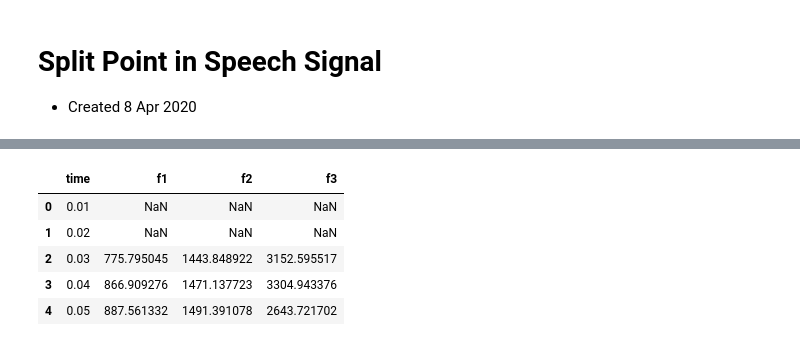
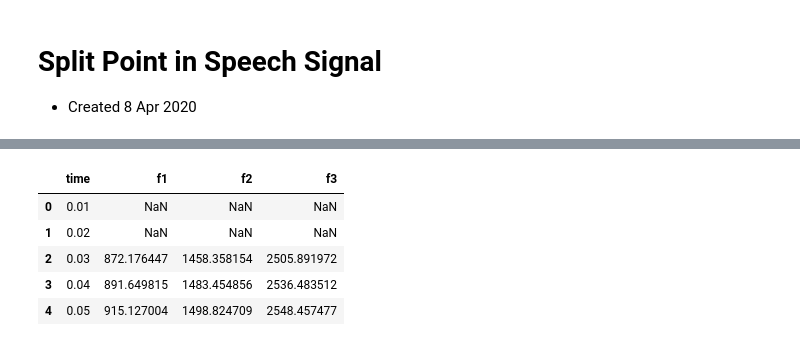
Before and after one commit to thanatlap/master-thesis-vocal-tract-inversion-journal, a Jupyter notebook: misc/Prep_record/split_point.ipynb, the cells around one changed output, grey strips where cells are left out. Drawn from its saved outputs; the diff is of its cells as text; code cells hidden in the pictures.

```diff
--- a/misc/Prep_record/split_point.ipynb
+++ b/misc/Prep_record/split_point.ipynb
@@ -24,7 +24,7 @@ def import_data(data_path):
     audio_data = np.array([ librosa.load(file, sr=SAMPLE)[0] for file in audio_paths ])
     return audio_data
 # %%
-FOLDER = 'd_record_aj'
+# FOLDER = 'd_record_aj'
 # FOLDER = 'd_record_mom'
 # FOLDER = 'd_record_pat'
 # FOLDER = 'd_record_kring'
@@ -33,6 +33,8 @@ FOLDER = 'd_record_aj'
 # FOLDER = 'd_record_su'
 # FOLDER = 'd_record_sorn_sis'
 # FOLDER = 'd_record_gam'
+# FOLDER = 'd_record_plooktan'
+FOLDER = 'd_record_blank'
 # %%
 PARENT_PATH = '../../data/d_records/'
 DATA_PATH = join(PARENT_PATH,FOLDER)
@@ -49,11 +52,11 @@ plt.plot(audio[49])
 # %%
-data = pd.read_csv('formant_actual/d_record_aj/actual_format_0.txt', sep=",", na_values='--undefined--')
+data = pd.read_csv('formant_actual/{}/actual_format_0.txt'.format(FOLDER), sep=",", na_values='--undefined--')
 data.head()
 # %% [output]
 |  | time | f1 | f2 | f3 |
 | 0 | 0.01 | NaN | NaN | NaN |
 | 1 | 0.02 | NaN | NaN | NaN |
-| 2 | 0.03 | 775.795045 | 1443.848922 | 3152.595517 |
-| 3 | 0.04 | 866.909276 | 1471.137723 | 3304.943376 |
-| 4 | 0.05 | 887.561332 | 1491.391078 | 2643.721702 |
+| 2 | 0.03 | 872.176447 | 1458.358154 | 2505.891972 |
+| 3 | 0.04 | 891.649815 | 1483.454856 | 2536.483512 |
+| 4 | 0.05 | 915.127004 | 1498.824709 | 2548.457477 |
 # %%
```
Also changed, not shown: parts of 4 cells of this notebook, 14 other files.
